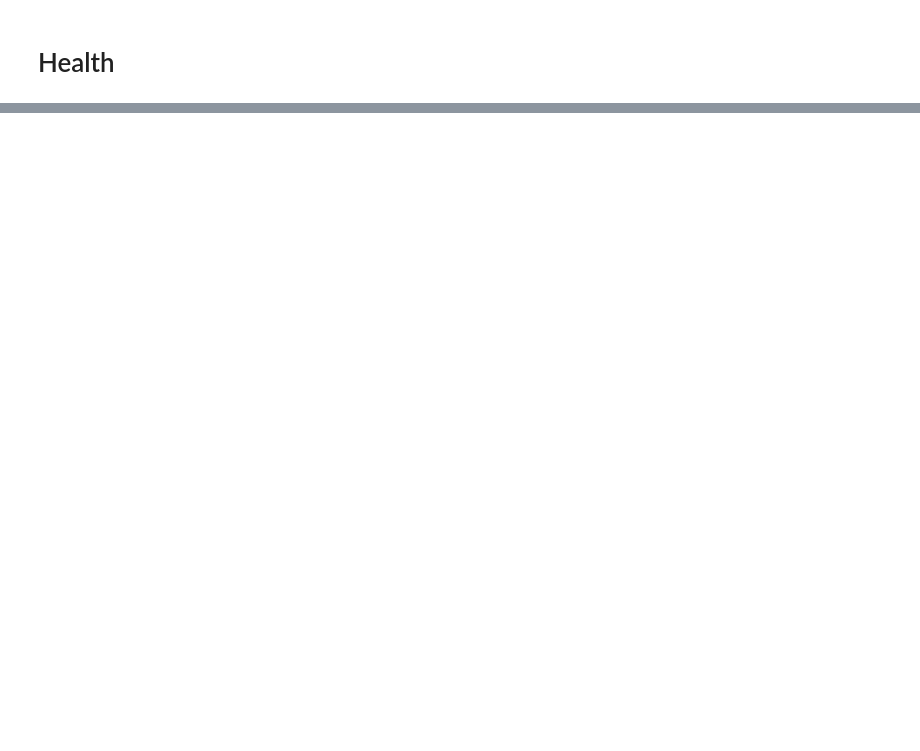
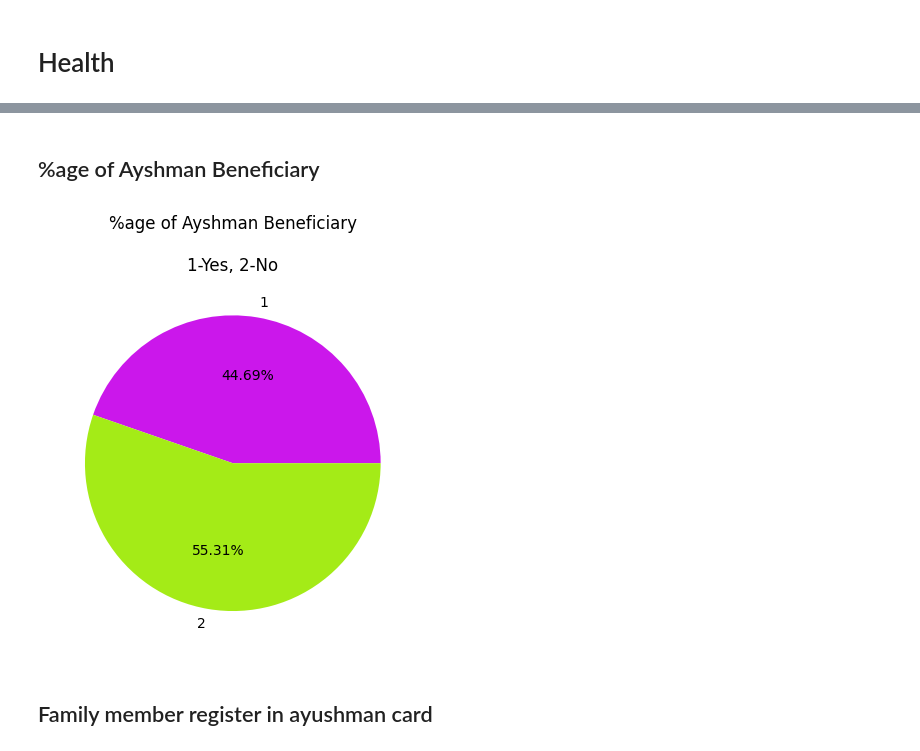
Before and after one commit to Rudra-G-23/rural-financial-inclusion-govt-scheme-recommendation, a Jupyter notebook: parquet-data/lev-07/notebooks/lev-07-06-eda-01.ipynb, the cells around one changed output, grey strips where cells are left out. Saved outputs shown, nothing was run; the diff lists cells and outputs as text; code cells hidden in the pictures; blank space fills up the shorter version.

```diff
--- a/parquet-data/lev-07/notebooks/lev-07-06-eda-01.ipynb
+++ b/parquet-data/lev-07/notebooks/lev-07-06-eda-01.ipynb
@@ -297,0 +113,17 @@ Govt
+# %% [markdown]
+## %age of Ayshman Beneficiary
+# %%
+plt.pie(
+    data=pdf['Ayushman_beneficiary'].value_counts(),
+    x = pdf['Ayushman_beneficiary'].value_counts()['count'],
+    labels=pdf['Ayushman_beneficiary'].value_counts()['Ayushman_beneficiary'],
+    autopct='%1.2f%%',
+)
+
+
+plt.title('%age of Ayshman Beneficiary\n\n1-Yes, 2-No')
+plt.show()
+# %% [output]
+[figure, added]
+# %% [markdown]
+## Family member register in ayushman card
```
Also changed, not shown: parts of 79 cells of this notebook, 1 other file.
